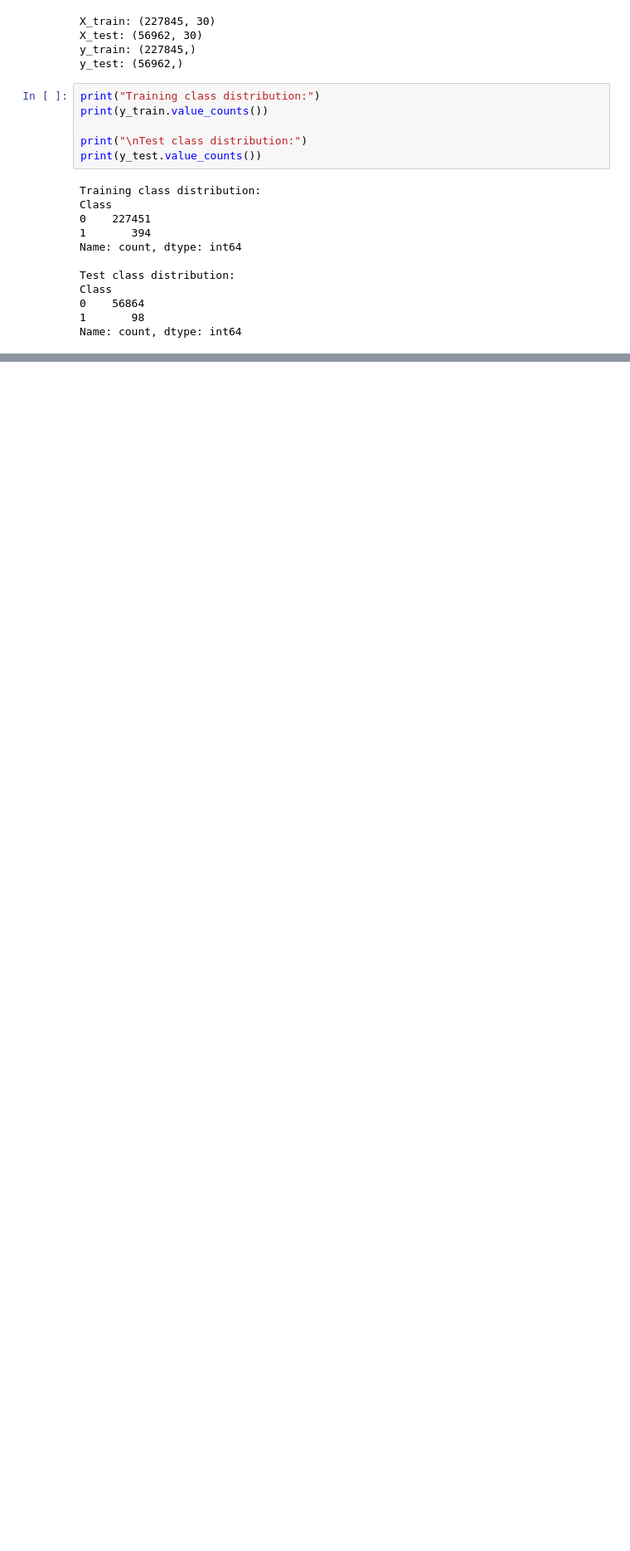
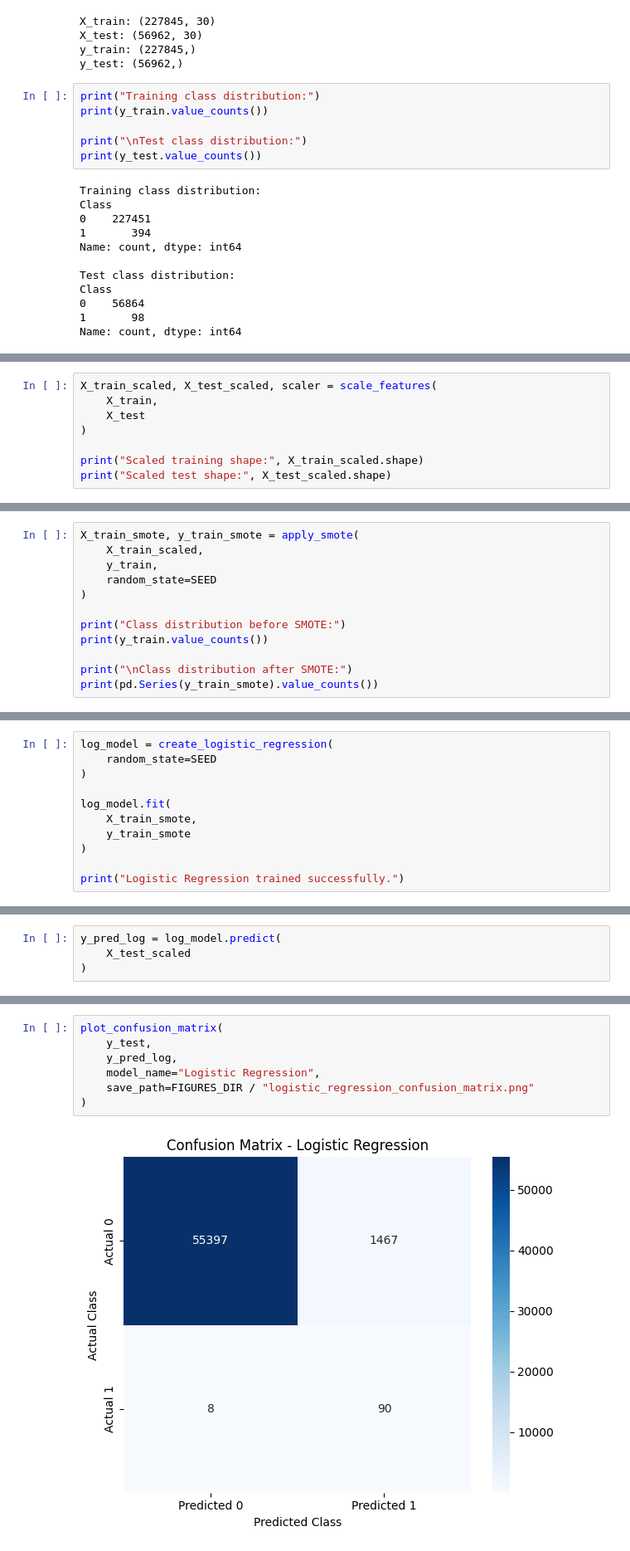
Before and after one commit to lanadanolic/imbalanced-transaction-fraud-detection-with-ensemble-learning, a Jupyter notebook: notebooks/fraud_detection_analysis.ipynb, the cells around one changed output, grey strips where cells are left out. Shown at 83% size. Drawn from its saved outputs; the diff is of its cells as text; blank space fills up the shorter version.

Commit message:
implemented logistic regression

```diff
--- a/notebooks/fraud_detection_analysis.ipynb
+++ b/notebooks/fraud_detection_analysis.ipynb
@@ -282,0 +290,8 @@ Name: count, dtype: int64
+# %%
+X_train_scaled, X_test_scaled, scaler = scale_features(
+    X_train,
+    X_test
+)
+
+print("Scaled training shape:", X_train_scaled.shape)
+print("Scaled test shape:", X_test_scaled.shape)
@@ -282,0 +309,12 @@ Name: count, dtype: int64
+# %%
+X_train_smote, y_train_smote = apply_smote(
+    X_train_scaled,
+    y_train,
+    random_state=SEED
+)
+
+print("Class distribution before SMOTE:")
+print(y_train.value_counts())
+
+print("\nClass distribution after SMOTE:")
+print(pd.Series(y_train_smote).value_counts())
@@ -282,0 +341,11 @@ Name: count, dtype: int64
+# %%
+log_model = create_logistic_regression(
+    random_state=SEED
+)
+
+log_model.fit(
+    X_train_smote,
+    y_train_smote
+)
+
+print("Logistic Regression trained successfully.")
@@ -282,0 +354,4 @@ Name: count, dtype: int64
+# %%
+y_pred_log = log_model.predict(
+    X_test_scaled
+)
@@ -282,0 +386,9 @@ Name: count, dtype: int64
+# %%
+plot_confusion_matrix(
+    y_test,
+    y_pred_log,
+    model_name="Logistic Regression",
+    save_path=FIGURES_DIR / "logistic_regression_confusion_matrix.png"
+)
+# %% [output]
+[figure, added]
```
Also changed, not shown: parts of 10 cells of this notebook, 1 other file.
